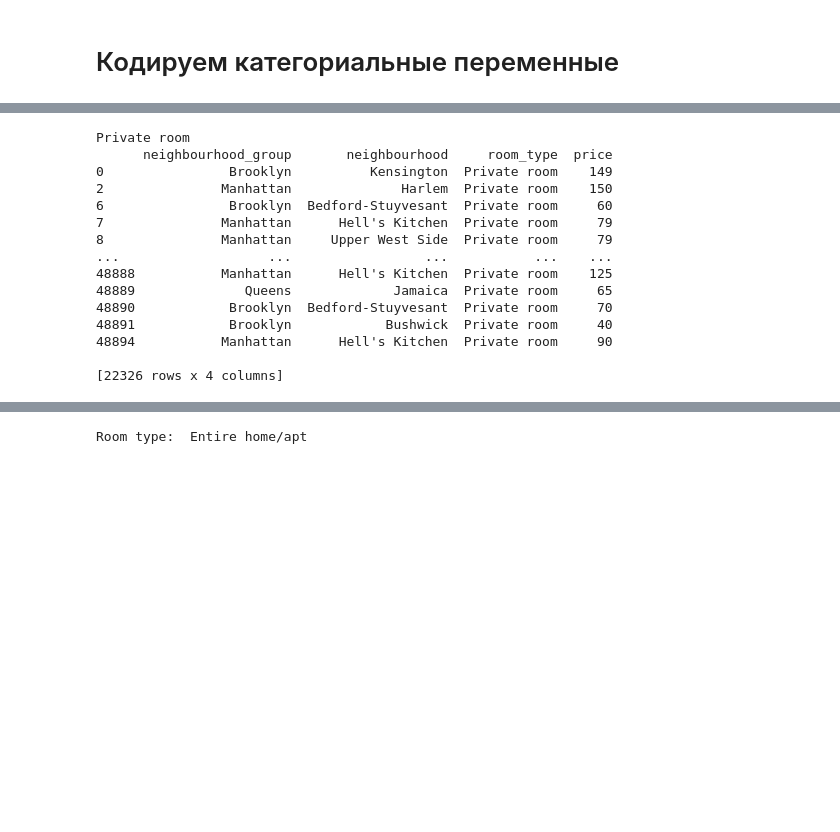
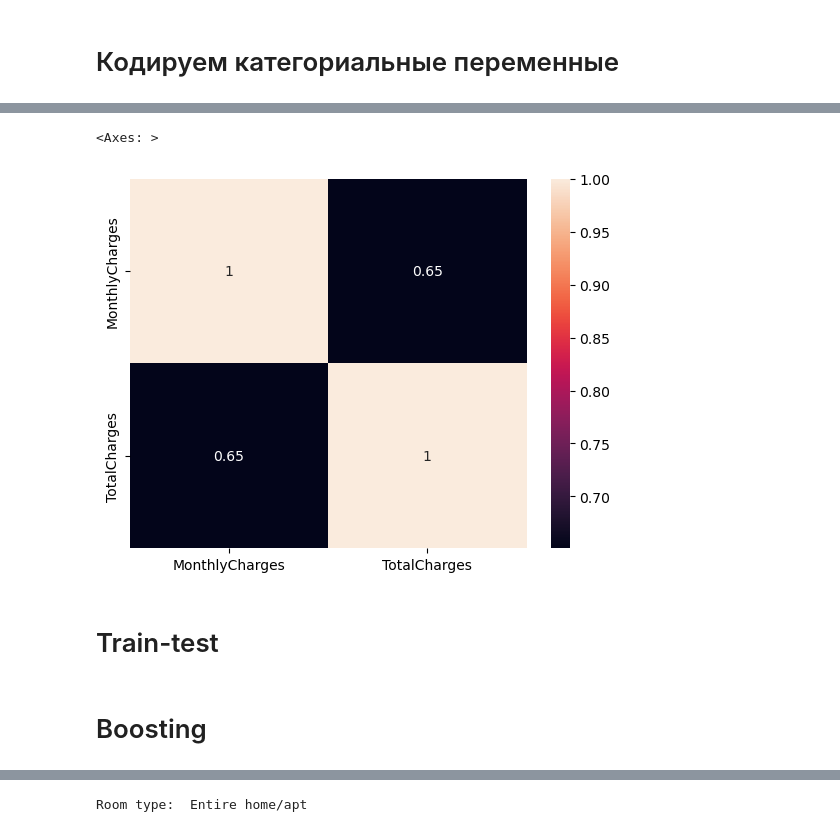
Before and after one commit to ATer-Oganisyan/prof-hw-1, a Jupyter notebook: prof-hw-1.ipynb, the cells around one changed output, grey strips where cells are left out. Drawn from its saved outputs; the diff is of its cells as text; code cells hidden in the pictures; blank space fills up the shorter version.

```diff
--- a/prof-hw-1.ipynb
+++ b/prof-hw-1.ipynb
@@ -132,23 +233,42 @@ def filter_by_room_type(df_to_filter, room_type):
+# %%
+R1 = np.corrcoef(valuesToPlot)
+axis_labels = indicators = ['MonthlyCharges', 'TotalCharges']
+sb.heatmap(R1, xticklabels = axis_labels, yticklabels = axis_labels, annot=True)
+# %% [output]
+<Axes: >
+[figure, added]
+# %% [markdown]
+# Train-test
 # %%
-room_type = room_types[0]
-hist_data_price_room_type = filter_by_room_type(hist_data_price, room_type)
-print(room_type)
-print(hist_data_price_room_type)
-#hist_data_availability_room_type = filter_by_room_type(hist_data_availability, room_type)
+from sklearn.model_selection import train_test_split
+
+X_fields = [
+    'gender',
+    'SeniorCitizen',
+    'Partner',
+    'Dependents',
+    'MultipleLines',
+    'PhoneService',
+    'InternetService',
+    'OnlineSecurity',
+    'DeviceProtection',
+    'TechSupport',
+    'StreamingTV',
+
+    'StreamingMovies',
+    'Contract',
+    'PaperlessBilling',
+    'PaymentMethod',
+    'MonthlyCharges',
+    'TotalCharges'
+]
+
+Y_fields = ['Churn']
+
+X = df[X_fields]
+Y = df[Y_fields]
+
+X_train, X_test, y_train, y_test = train_test_split(X, Y, test_size = 0.3, random_state = 0)
-# %% [output]
-Private room
-      neighbourhood_group       neighbourhood     room_type  price
-0                Brooklyn          Kensington  Private room    149
-2               Manhattan              Harlem  Private room    150
-6                Brooklyn  Bedford-Stuyvesant  Private room     60
-7               Manhattan      Hell's Kitchen  Private room     79
-8               Manhattan     Upper West Side  Private room     79
-...                   ...                 ...           ...    ...
-48888           Manhattan      Hell's Kitchen  Private room    125
-48889              Queens             Jamaica  Private room     65
-48890            Brooklyn  Bedford-Stuyvesant  Private room     70
-48891            Brooklyn            Bushwick  Private room     40
-48894           Manhattan      Hell's Kitchen  Private room     90
-
-[22326 rows x 4 columns]
+# %% [markdown]
+# Boosting
 # %%
```
Also changed, not shown: parts of 21 cells of this notebook.
